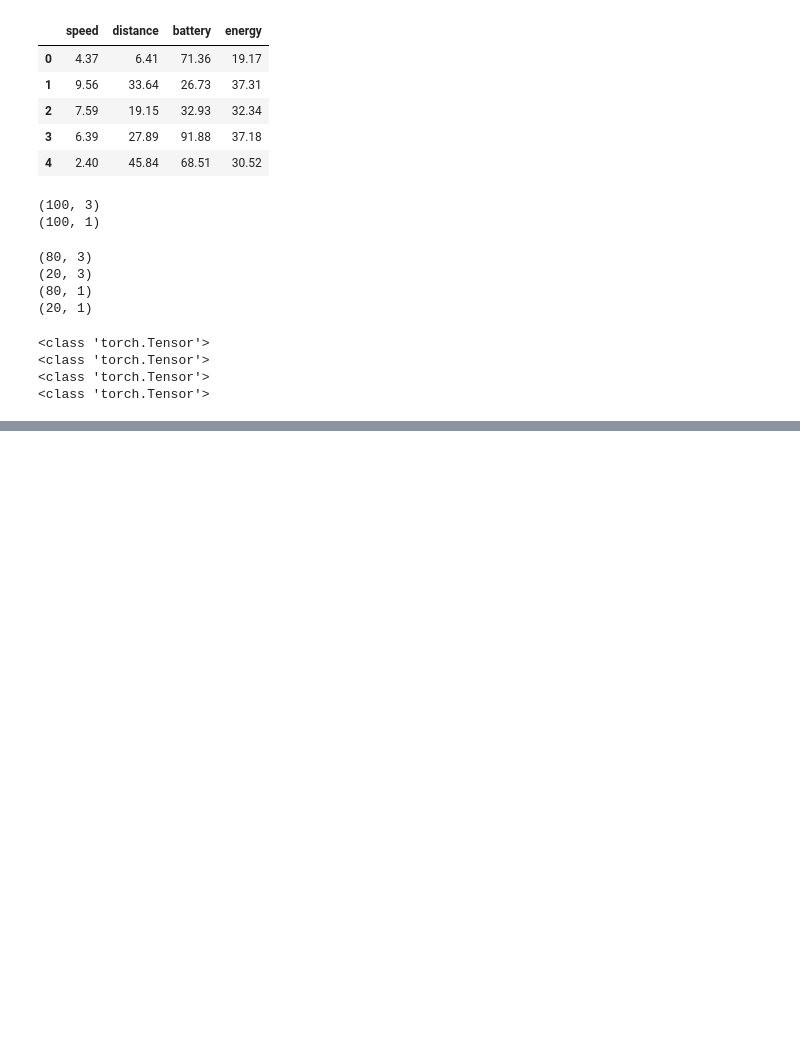
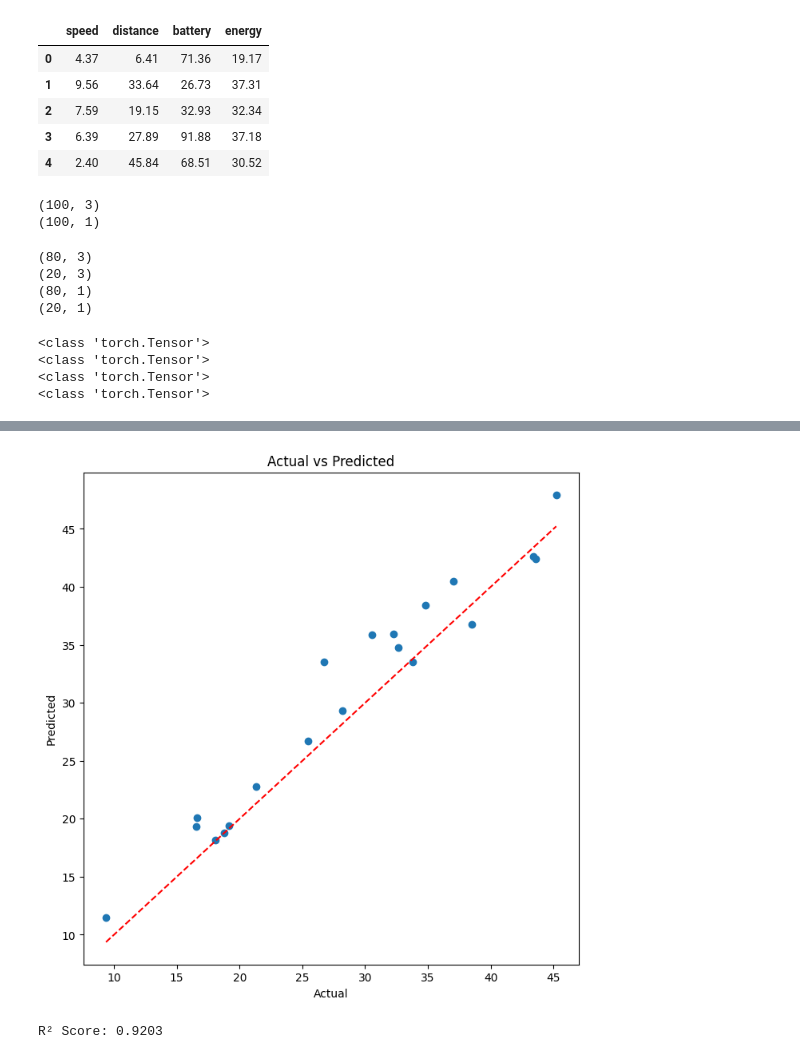
Before and after one commit to Haeyuni/Robotics-Study-Hard, a Jupyter notebook: 선형회귀(LinearRegression)/notebooks/02_multiple_linear_regression.ipynb, the cells around one changed output, grey strips where cells are left out. Drawn from its saved outputs; the diff is of its cells as text; code cells hidden in the pictures; blank space fills up the shorter version.

Commit message:
Day4: Multiple Linear Regression Study

```diff
--- a/선형회귀(LinearRegression)/notebooks/02_multiple_linear_regression.ipynb
+++ b/선형회귀(LinearRegression)/notebooks/02_multiple_linear_regression.ipynb
@@ -97,3 +97,12 @@ print(type(y_test))
 <class 'torch.Tensor'>
 # %%
 # 6. 모델 생성
+
+# 단순 선형회귀와 다르게 다중 선형회귀는 클래스로 선언해 진행하겠습니다
+class Multi(nn.Module):
+    def __init__(self):
+        super().__init__()
+        self.linear = nn.Linear(3, 1)
+
+    def forward(self, x):
+        return self.linear(x)
@@ -99,0 +165,15 @@ print(type(y_test))
+# %%
+# 9. 예측
+
+# 모델 평가모드로 변경
+model.eval()
+
+with torch.no_grad():
+    pred = model(X_test)
+    test_loss = loss_fn(pred, y_test)
+    # Epoch Loss = 학습 데이터(X_train, y_train)로 계산한 오차
+    # Test Loss = 테스트 데이터(X_test, y_test)로 계산한 오차
+    print(f'Test Loss: {test_loss.item():.4f}\n')
+
+for i in range(5):
+    print(f'실제 값: {y_test[i].item():.2f}, 예측 값: {pred[i].item():.2f}')
@@ -99,0 +188,22 @@ print(type(y_test))
+# %%
+# 10. 평가
+from sklearn.metrics import r2_score
+
+plt.figure(figsize=(8, 8))
+plt.scatter(y_test.numpy(), pred.numpy())
+plt.plot([y_test.min().item(), y_test.max().item()], [y_test.min().item(), y_test.max().item()], 'r--')
+plt.xlabel('Actual')
+plt.ylabel('Predicted')
+plt.title('Actual vs Predicted')
+plt.show()
+
+# 모델이 데이터를 얼마나 잘 설명하는지를 나타내는 지표로 0.8 이상이면 우수합니다(단, 데이터의 특성에 따라 달라질 수 있습니다)
+r2 = r2_score(
+    y_test.numpy(),
+    pred.numpy()
+)
+
+print(f'R² Score: {r2:.4f}')
+# %% [output]
+[figure, added]
+R² Score: 0.9203
```
Also changed, not shown: parts of 3 cells of this notebook.
